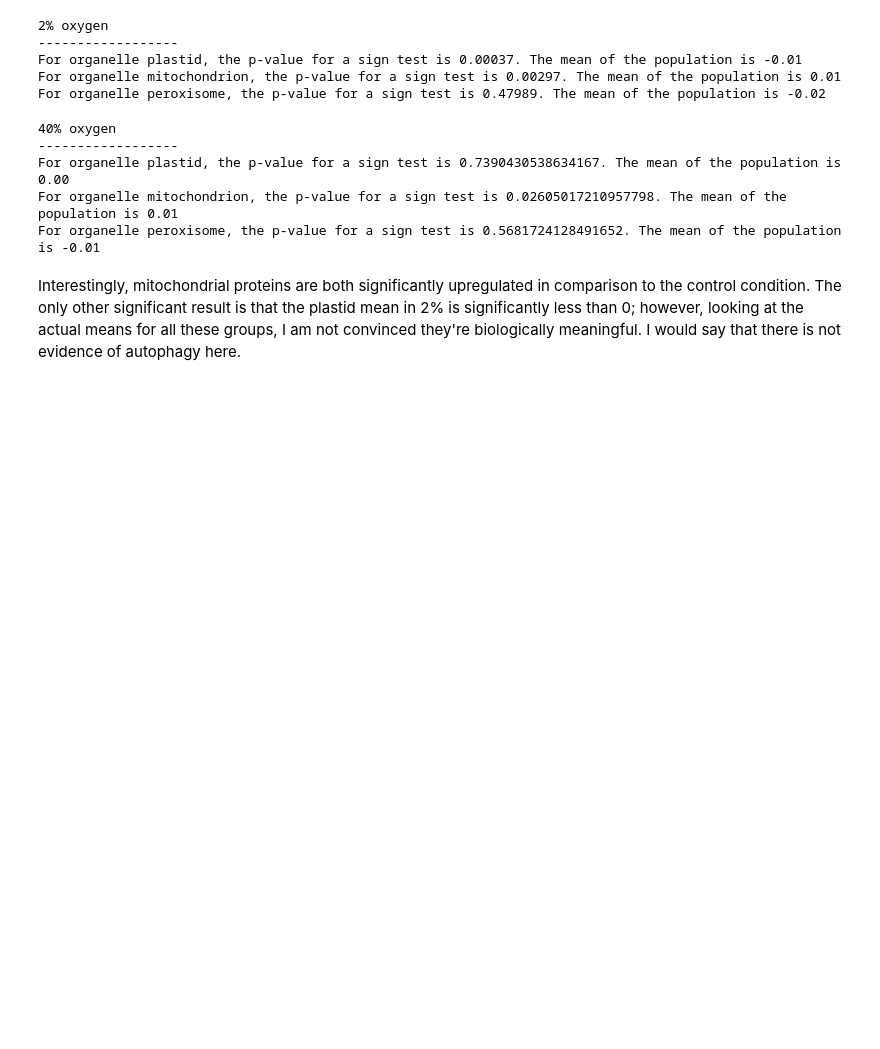
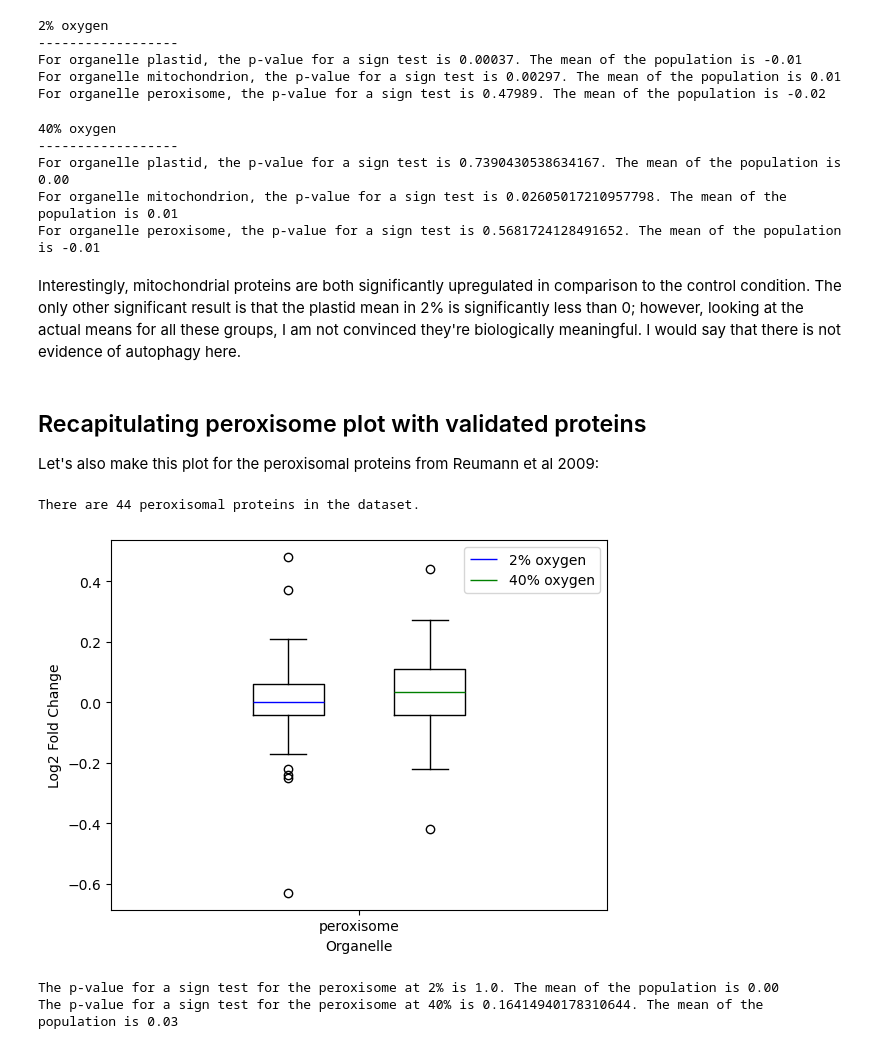
Before and after one commit to serenalotreck/photorespiration-omics, a Jupyter notebook: notebooks/protein_localization.ipynb, the cells around one changed output. Drawn from its saved outputs; the diff is of its cells as text; code cells hidden in the pictures; blank space fills up the shorter version.

Commit message:
Add validated peroxisome plot

```diff
--- a/notebooks/protein_localization.ipynb
+++ b/notebooks/protein_localization.ipynb
@@ -203,3 +203,46 @@ For organelle mitochondrion, the p-value for a sign test is 0.02605017210957798.
 For organelle peroxisome, the p-value for a sign test is 0.5681724128491652. The mean of the population is -0.01
 # %% [markdown]
 Interestingly, mitochondrial proteins are both significantly upregulated in comparison to the control condition. The only other significant result is that the plastid mean in 2% is significantly less than 0; however, looking at the actual means for all these groups, I am not convinced they're biologically meaningful. I would say that there is not evidence of autophagy here.
+# %% [markdown]
+## Recapitulating peroxisome plot with validated proteins
+Let's also make this plot for the peroxisomal proteins from Reumann et al 2009:
+# %%
+perox_validated = {
+    '2_vs_21': two_vs_21[two_vs_21['Accession Number'].isin(perox_val_list)][two_lfc_name].tolist(),
+    '40_vs_21': forty_vs_21[forty_vs_21['Accession Number'].isin(perox_val_list)][forty_lfc_name].tolist()
+}
+print(f'There are {len(perox_validated["2_vs_21"])} peroxisomal proteins in the dataset.')
+# %% [output]
+There are 44 peroxisomal proteins in the dataset.
+# %%
+# X positions for the ticks
+x_ticks = np.arange(1)
+
+# Plotting the boxplots
+fig, ax = plt.subplots()
+
+positions_2 = x_ticks - 0.2
+positions_40 = x_ticks + 0.2
+widths = 0.2
+
+ax.boxplot(list(perox_validated['2_vs_21']), positions=positions_2, widths=widths, label='2% oxygen', medianprops=dict(color='blue'))
+ax.boxplot(list(perox_validated['40_vs_21']), positions=positions_40, widths=widths, label='40% oxygen', medianprops=dict(color='green'))# Set x-axis ticks and labels
+ax.set_xticks(x_ticks)
+ax.set_xticklabels(['peroxisome'])
+
+# Add labels and title
+ax.set_xlabel('Organelle')
+ax.set_ylabel('Log2 Fold Change')
+
+plt.legend()
+plt.savefig('../data/Araport11_outputs_ALL/figures/autophagy_check_peroxisome_reumann_2009_06May2025.png', format='png', dpi=600, bbox_inches='tight')
+# %% [output]
+[figure, added]
+# %%
+for ox, vals in perox_validated.items():
+    res = sign_test(np.array(vals))
+    o2 = ox.split('_')[0] + '%'
+    print(f'The p-value for a sign test for the peroxisome at {o2} is {res[1]}. The mean of the population is {mean(vals):.2f}')
+# %% [output]
+The p-value for a sign test for the peroxisome at 2% is 1.0. The mean of the population is 0.00
+The p-value for a sign test for the peroxisome at 40% is 0.16414940178310644. The mean of the population is 0.03
```
